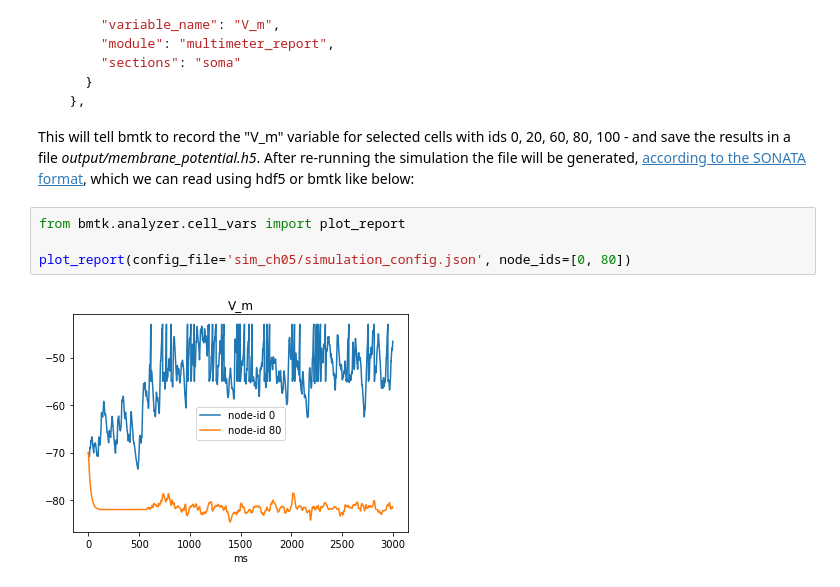
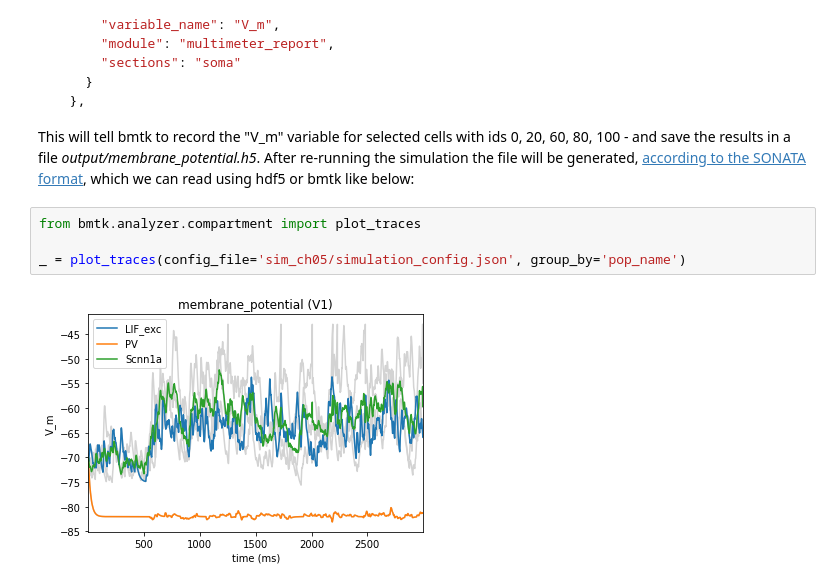
Before and after one commit to AllenInstitute/bmtk, a Jupyter notebook: docs/tutorial/05_pointnet_modeling.ipynb, the cells around one changed output. Drawn from its saved outputs; the diff is of its cells as text.

```diff
--- a/docs/tutorial/05_pointnet_modeling.ipynb
+++ b/docs/tutorial/05_pointnet_modeling.ipynb
@@ -370,11 +367,11 @@ By default bmtk will automatically record and save the spike-trains of our (non-
 
 This will tell bmtk to record the "V_m" variable for selected cells with ids 0, 20, 60, 80, 100 - and save the results in a file _output/membrane_potential.h5_. After re-running the simulation the file will be generated, [according to the SONATA format](https://github.com/AllenInstitute/sonata/blob/master/docs/SONATA_DEVELOPER_GUIDE.md#frame-oriented-node-element-recordings), which we can read using hdf5 or bmtk like below:
 # %%
-from bmtk.analyzer.cell_vars import plot_report
+from bmtk.analyzer.compartment import plot_traces
 
-plot_report(config_file='sim_ch05/simulation_config.json', node_ids=[0, 80])
+_ = plot_traces(config_file='sim_ch05/simulation_config.json', group_by='pop_name')
 # %% [output]
-[figure, old version]
+[figure, new version]
 # %% [markdown]
 ### Perturbation simulations
 
```
Also changed, not shown: parts of 3 cells of this notebook, 20 other files.
